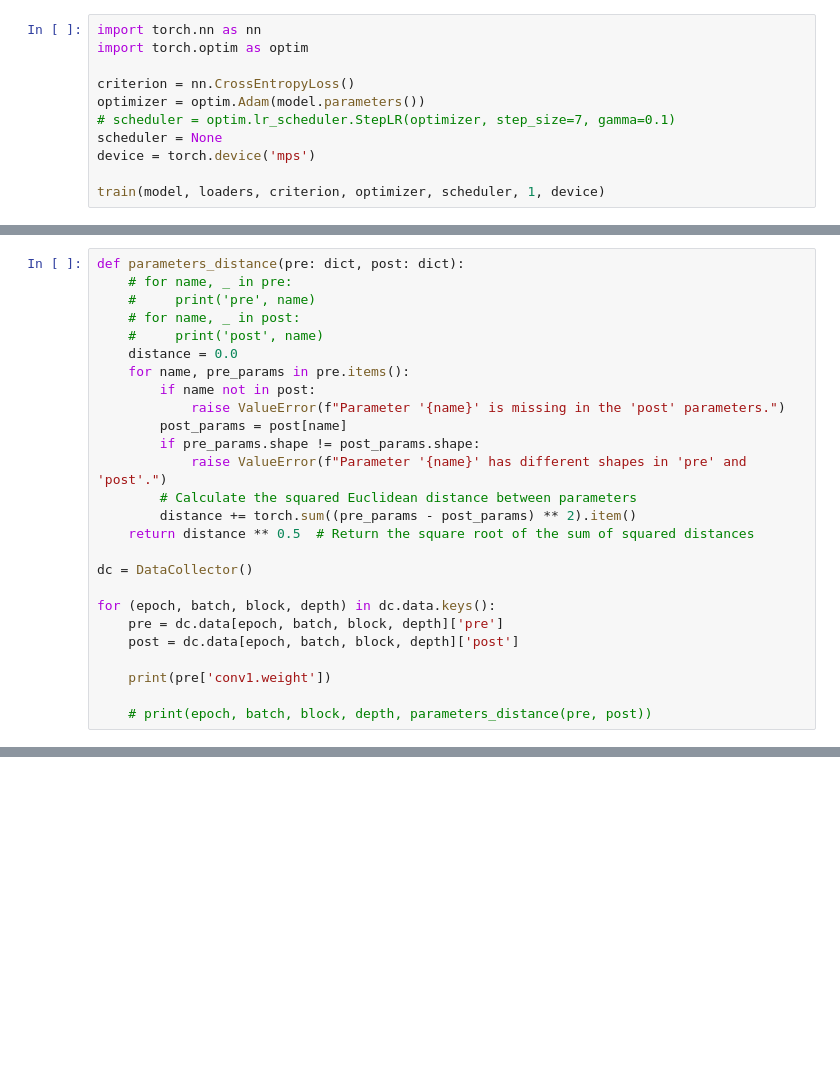
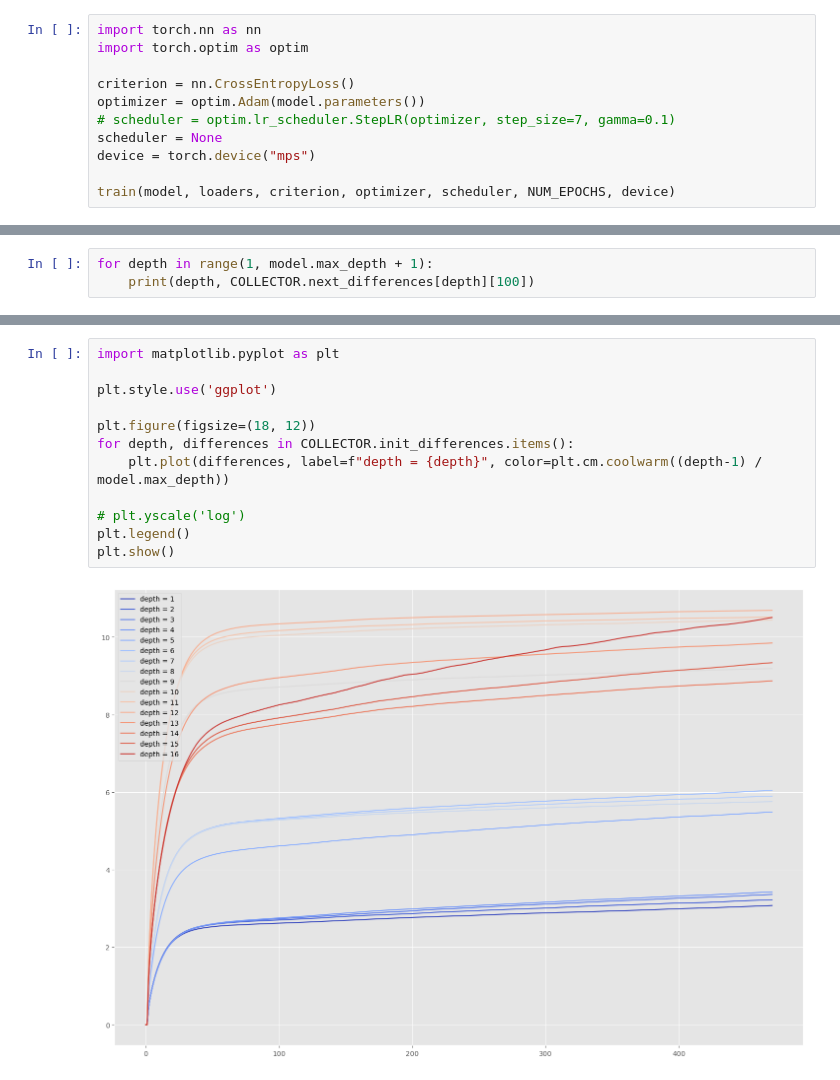
Before and after one commit to Drske/MLT, a Jupyter notebook: main.ipynb, the cells around one changed output, grey strips where cells are left out. Drawn from its saved outputs; the diff is of its cells as text; blank space fills up the shorter version.

```diff
--- a/main.ipynb
+++ b/main.ipynb
@@ -99,6 +121,6 @@ criterion = nn.CrossEntropyLoss()
 optimizer = optim.Adam(model.parameters())
 # scheduler = optim.lr_scheduler.StepLR(optimizer, step_size=7, gamma=0.1)
 scheduler = None
-device = torch.device('mps')
+device = torch.device("mps")
 
-train(model, loaders, criterion, optimizer, scheduler, 1, device)
+train(model, loaders, criterion, optimizer, scheduler, NUM_EPOCHS, device)
@@ -110,26 +129,3 @@ dc.data[0, 0, 'BasicBlock', 1]['init']['conv1.weight']
-# %%
-def parameters_distance(pre: dict, post: dict):
-    # for name, _ in pre:
-    #     print('pre', name)
-    # for name, _ in post:
-    #     print('post', name)
-    distance = 0.0
-    for name, pre_params in pre.items():
-        if name not in post:
-            raise ValueError(f"Parameter '{name}' is missing in the 'post' parameters.")
-        post_params = post[name]
-        if pre_params.shape != post_params.shape:
-            raise ValueError(f"Parameter '{name}' has different shapes in 'pre' and 'post'.")
-        # Calculate the squared Euclidean distance between parameters
-        distance += torch.sum((pre_params - post_params) ** 2).item()
-    return distance ** 0.5  # Return the square root of the sum of squared distances
-
-dc = DataCollector()
-
-for (epoch, batch, block, depth) in dc.data.keys():
-    pre = dc.data[epoch, batch, block, depth]['pre']
-    post = dc.data[epoch, batch, block, depth]['post']
-
-    print(pre['conv1.weight'])
-
-    # print(epoch, batch, block, depth, parameters_distance(pre, post))
+# %%
+for depth in range(1, model.max_depth + 1):
+    print(depth, COLLECTOR.next_differences[depth][100])
@@ -135,0 +149,14 @@ for (epoch, batch, block, depth) in dc.data.keys():
+# %%
+import matplotlib.pyplot as plt
+
+plt.style.use('ggplot')
+
+plt.figure(figsize=(18, 12))
+for depth, differences in COLLECTOR.init_differences.items():
+    plt.plot(differences, label=f"depth = {depth}", color=plt.cm.coolwarm((depth-1) / model.max_depth))
+
+# plt.yscale('log')
+plt.legend()
+plt.show()
+# %% [output]
+[figure, added]
```
Also changed, not shown: parts of 9 cells of this notebook, 8 other files.
